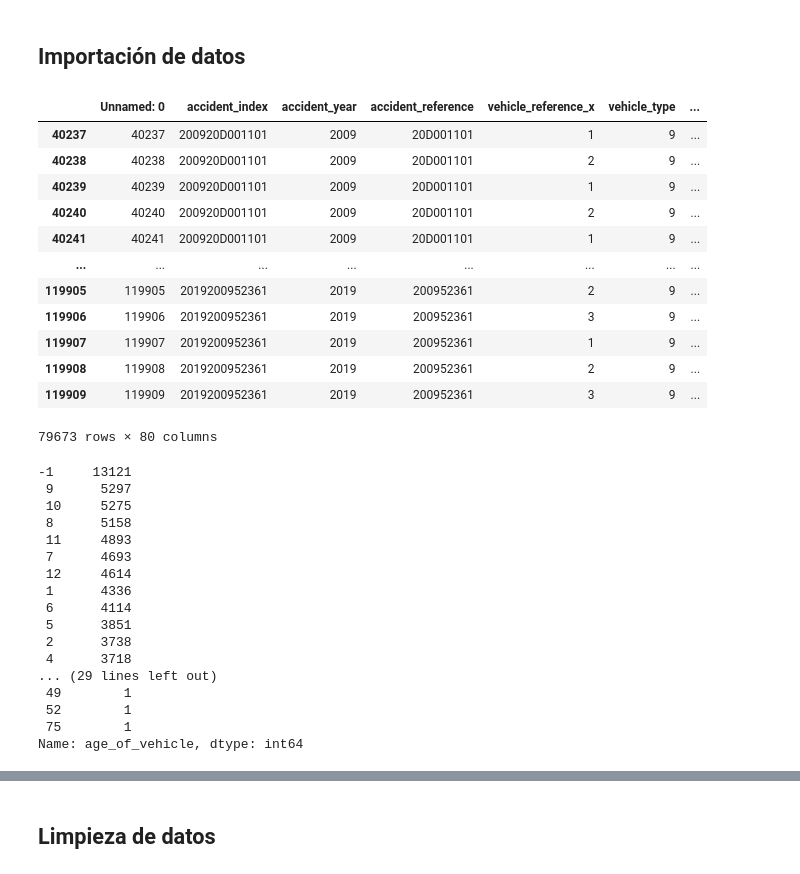
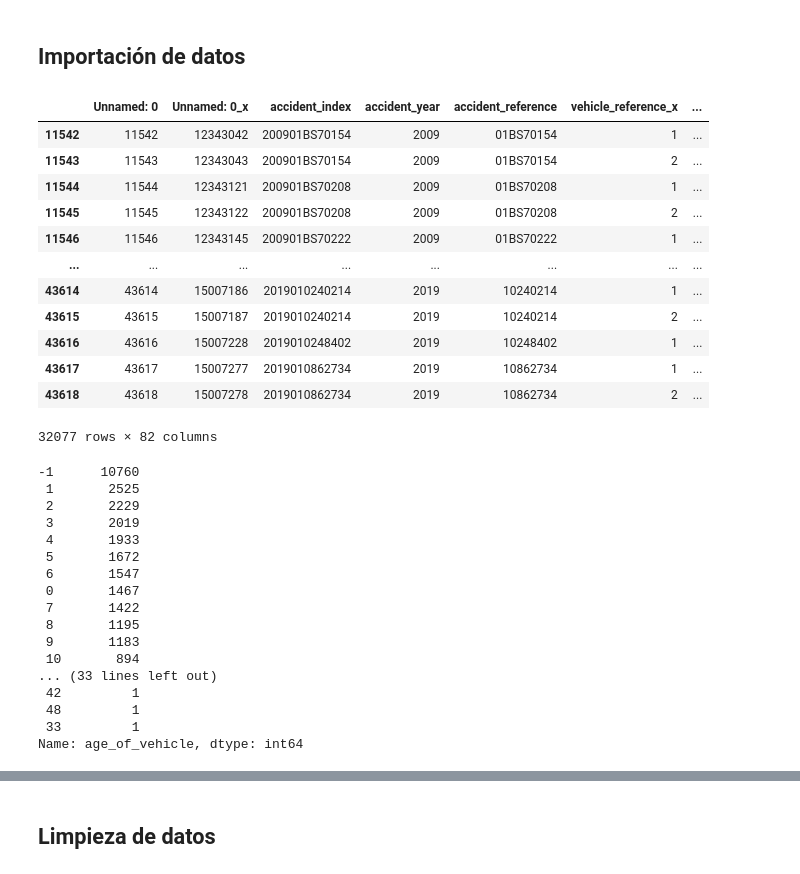
Before and after one commit to luperezsal/GTAAF-CNN, a Jupyter notebook: TASP_CNN.ipynb, the cells around one changed output, grey strips where cells are left out. Drawn from its saved outputs; the diff is of its cells as text; code cells hidden in the pictures.

```diff
--- a/TASP_CNN.ipynb
+++ b/TASP_CNN.ipynb
@@ -3840,47 +3840,48 @@ target_class = 'Casualty Severity'
 
 root_path = './Data/UK'
 
 years = list(range(2009,2020))
 
 # casualty_dataframe = accidents_dataframe = pd.DataFrame()
 
 # for year in years:
 #     aux_dataframe = pd.read_csv(f"{root_path}/{year}/casualty-{year}.csv")
 #     casualty_dataframe = pd.concat([casualty_dataframe, aux_dataframe])
 
 # for year in years:
 #     aux_dataframe = pd.read_csv(f"{root_path}/{year}/accident-{year}.csv")
 #     accidents_dataframe = pd.concat([accidents_dataframe, aux_dataframe])
 # accidents_dataframe = accidents_dataframe[accidents_dataframe.local_authority_district == 300]
 # data_frame = pd.merge(casualty_dataframe, accidents_dataframe, on=['accident_index'])
 
 # years = list(range(2016,2021))
 # years = list(range(2009,2017))
 
 # data_frame = pd.read_csv(f"{root_path}/accident-casualty-2005-2020.csv")
 # data_frame = pd.read_csv(f"{root_path}/birmingham-accident-casualty-2005-2020.csv")
 # data_frame = pd.read_csv(f"{root_path}/leeds-accident-casualty-2005-2020.csv")
 # data_frame = pd.read_csv(f"{root_path}/birmingham-accident-casualty-2007-2020.csv")
 # data_frame = pd.read_csv(f"{root_path}/birmingham-accident-casualty-2009-2019.csv")
-data_frame = pd.read_csv(f"{root_path}/birmingham-accident-casualty-vehicles-2005-2019.csv")
+# data_frame = pd.read_csv(f"{root_path}/birmingham-accident-casualty-vehicles-2005-2019.csv")
+data_frame = pd.read_csv(f"{root_path}/westminster-accident-casualty-vehicles-2005-2019.csv")
 
 data_frame = data_frame[data_frame.accident_year_x.isin(years)]
 
 data_frame
 # %% [output]
-|  | Unnamed: 0 | accident_index | accident_year | accident_reference | vehicle_reference_x | vehicle_type | ... |
-| 40237 | 40237 | 200920D001101 | 2009 | 20D001101 | 1 | 9 | ... |
-| 40238 | 40238 | 200920D001101 | 2009 | 20D001101 | 2 | 9 | ... |
-| 40239 | 40239 | 200920D001101 | 2009 | 20D001101 | 1 | 9 | ... |
-| 40240 | 40240 | 200920D001101 | 2009 | 20D001101 | 2 | 9 | ... |
-| 40241 | 40241 | 200920D001101 | 2009 | 20D001101 | 1 | 9 | ... |
+|  | Unnamed: 0 | Unnamed: 0_x | accident_index | accident_year | accident_reference | vehicle_reference_x | ... |
+| 11542 | 11542 | 12343042 | 200901BS70154 | 2009 | 01BS70154 | 1 | ... |
+| 11543 | 11543 | 12343043 | 200901BS70154 | 2009 | 01BS70154 | 2 | ... |
+| 11544 | 11544 | 12343121 | 200901BS70208 | 2009 | 01BS70208 | 1 | ... |
+| 11545 | 11545 | 12343122 | 200901BS70208 | 2009 | 01BS70208 | 2 | ... |
+| 11546 | 11546 | 12343145 | 200901BS70222 | 2009 | 01BS70222 | 1 | ... |
 | ... | ... | ... | ... | ... | ... | ... | ... |
-| 119905 | 119905 | 2019200952361 | 2019 | 200952361 | 2 | 9 | ... |
-| 119906 | 119906 | 2019200952361 | 2019 | 200952361 | 3 | 9 | ... |
-| 119907 | 119907 | 2019200952361 | 2019 | 200952361 | 1 | 9 | ... |
-| 119908 | 119908 | 2019200952361 | 2019 | 200952361 | 2 | 9 | ... |
-| 119909 | 119909 | 2019200952361 | 2019 | 200952361 | 3 | 9 | ... |
+| 43614 | 43614 | 15007186 | 2019010240214 | 2019 | 10240214 | 1 | ... |
+| 43615 | 43615 | 15007187 | 2019010240214 | 2019 | 10240214 | 2 | ... |
+| 43616 | 43616 | 15007228 | 2019010248402 | 2019 | 10248402 | 1 | ... |
+| 43617 | 43617 | 15007277 | 2019010862734 | 2019 | 10862734 | 1 | ... |
+| 43618 | 43618 | 15007278 | 2019010862734 | 2019 | 10862734 | 2 | ... |
-79673 rows × 80 columns
+32077 rows × 82 columns
 # %%
 # import pandas as pd
 
@@ -3949,22 +3954,22 @@ data_frame
 # data_frame.vehicle_manoeuvre.value_counts()
 data_frame.age_of_vehicle.value_counts()
 # %% [output]
--1     13121
- 9      5297
- 10     5275
- 8      5158
- 11     4893
- 7      4693
- 12     4614
- 1      4336
- 6      4114
- 5      3851
- 2      3738
- 4      3718
-... (29 lines left out)
- 49        1
- 52        1
- 75        1
+-1      10760
+ 1       2525
+ 2       2229
+ 3       2019
+ 4       1933
+ 5       1672
+ 6       1547
+ 0       1467
+ 7       1422
+ 8       1195
+ 9       1183
+ 10       894
+... (33 lines left out)
+ 42         1
+ 48         1
+ 33         1
 Name: age_of_vehicle, dtype: int64
 # %%
 pd.set_option('display.max_columns', None)
```
Also changed, not shown: parts of 21 cells of this notebook, 1 other file.
